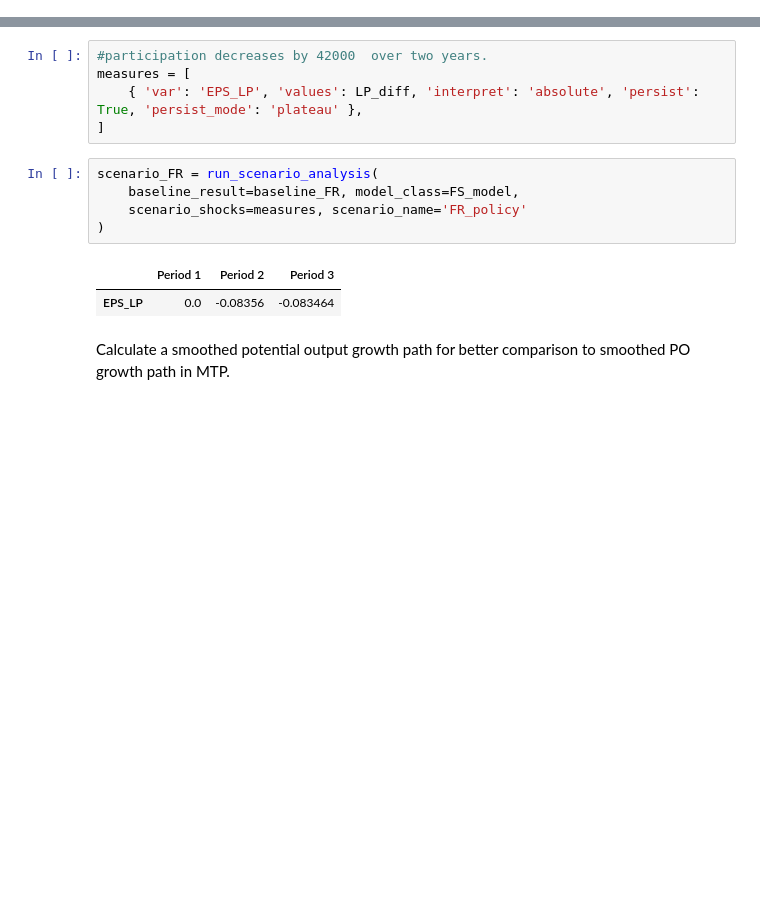
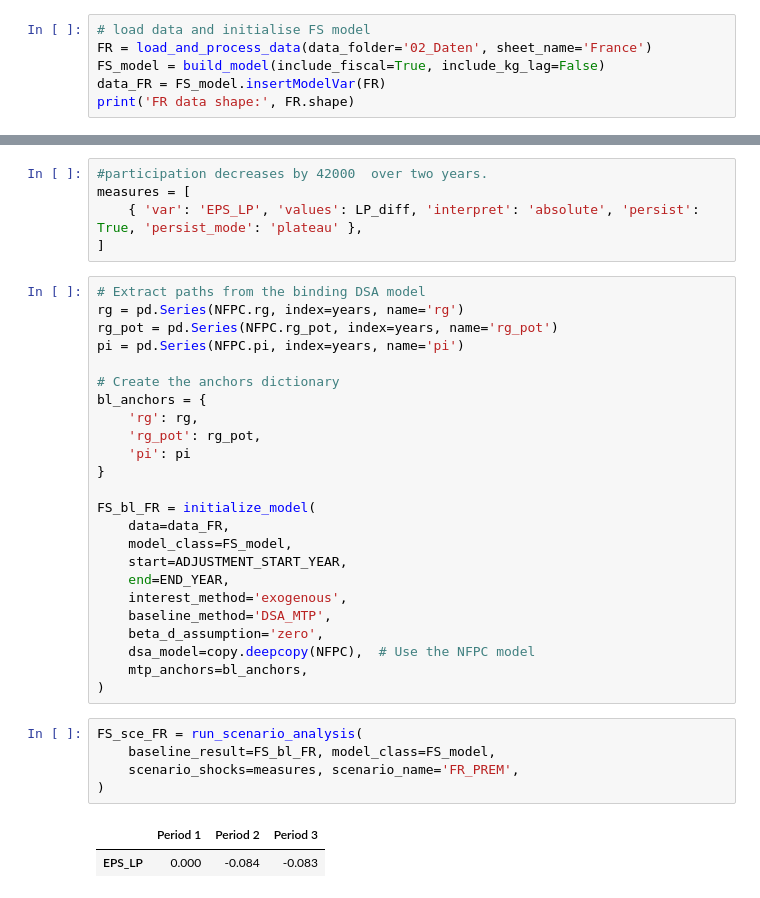
Before and after one commit to dezernatz/eu-fiscal-rules-country-analysis, a Jupyter notebook: FS-DSA_Final_FR.ipynb, the cells around one changed output, grey strips where cells are left out. Drawn from its saved outputs; the diff is of its cells as text; blank space fills up the shorter version.

```diff
--- a/FS-DSA_Final_FR.ipynb
+++ b/FS-DSA_Final_FR.ipynb
@@ -175,0 +46,6 @@ dtype: float64
+# %%
+# load data and initialise FS model
+FR = load_and_process_data(data_folder='02_Daten', sheet_name='France')
+FS_model = build_model(include_fiscal=True, include_kg_lag=False)
+data_FR = FS_model.insertModelVar(FR)
+print('FR data shape:', FR.shape)
@@ -178,16 +284,38 @@ dtype: float64
 measures = [
     { 'var': 'EPS_LP', 'values': LP_diff, 'interpret': 'absolute', 'persist': True, 'persist_mode': 'plateau' },
 ]
+# %%
+# Extract paths from the binding DSA model
+rg = pd.Series(NFPC.rg, index=years, name='rg')
+rg_pot = pd.Series(NFPC.rg_pot, index=years, name='rg_pot')
+pi = pd.Series(NFPC.pi, index=years, name='pi')
+
+# Create the anchors dictionary
+bl_anchors = {
+    'rg': rg,
+    'rg_pot': rg_pot,
+    'pi': pi
+}
+
+FS_bl_FR = initialize_model(
+    data=data_FR,
+    model_class=FS_model,
+    start=ADJUSTMENT_START_YEAR,
+    end=END_YEAR,
+    interest_method='exogenous',
+    baseline_method='DSA_MTP',
+    beta_d_assumption='zero',
+    dsa_model=copy.deepcopy(NFPC),  # Use the NFPC model
+    mtp_anchors=bl_anchors,
+)
 # %%
-scenario_FR = run_scenario_analysis(
-    baseline_result=baseline_FR, model_class=FS_model,
-    scenario_shocks=measures, scenario_name='FR_policy'
+FS_sce_FR = run_scenario_analysis(
+    baseline_result=FS_bl_FR, model_class=FS_model,
+    scenario_shocks=measures, scenario_name='FR_PREM',
 )
 # %% [output]
 |  | Period 1 | Period 2 | Period 3 |
-| EPS_LP | 0.0 | -0.08356 | -0.083464 |
+| EPS_LP | 0.000 | -0.084 | -0.083 |
-# %% [markdown]
-Calculate a smoothed potential output growth path for better comparison to smoothed PO growth path in MTP.
 # %%
 # Calculate smoothed growth rates for France (FR) in two periods: 2024-2028 and 2028-2041
 
```
Also changed, not shown: parts of 39 cells of this notebook, 17 other files.
